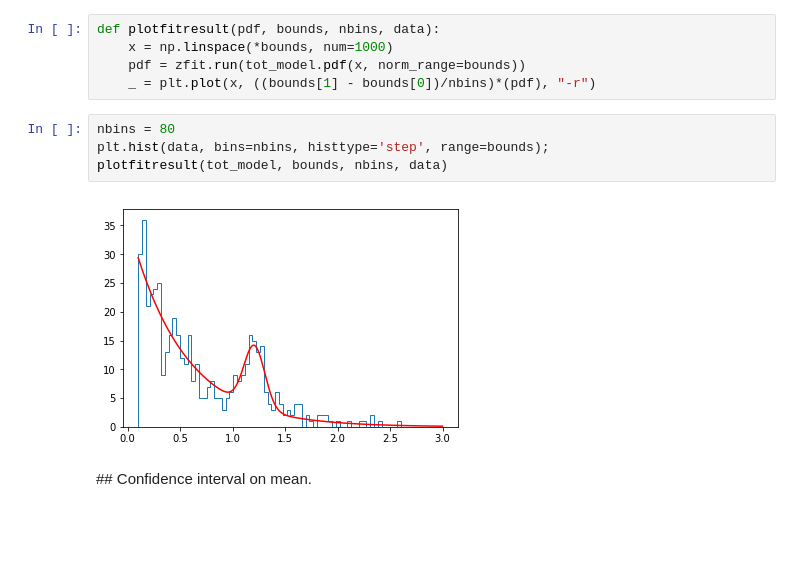
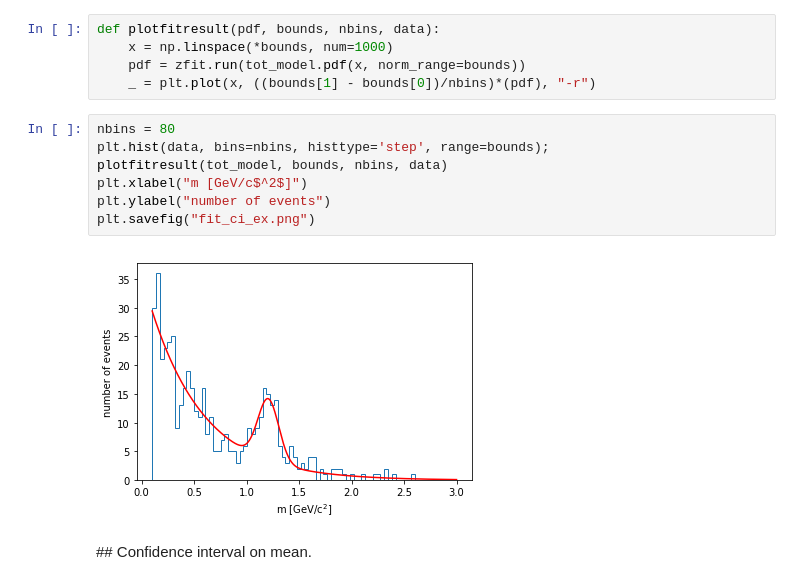
Before and after one commit to marinang/lauztat, a Jupyter notebook: examples/notebooks/confidence_interval_zfit_asy.ipynb, the cells around one changed output. Saved outputs shown, nothing was run; the diff lists cells and outputs as text; blank space fills up the shorter version.

```diff
--- a/examples/notebooks/confidence_interval_zfit_asy.ipynb
+++ b/examples/notebooks/confidence_interval_zfit_asy.ipynb
@@ -73,9 +73,12 @@ def plotfitresult(pdf, bounds, nbins, data):
 # %%
 nbins = 80
 plt.hist(data, bins=nbins, histtype='step', range=bounds);
 plotfitresult(tot_model, bounds, nbins, data)
+plt.xlabel("m [GeV/c$^2$]")
+plt.ylabel("number of events")
+plt.savefig("fit_ci_ex.png")
 # %% [output]
-[figure, old version]
+[figure, new version]
 # %% [markdown]
 ## Confidence interval on mean.
 # %%
```
Also changed, not shown: parts of 5 cells of this notebook, 8 other files.
